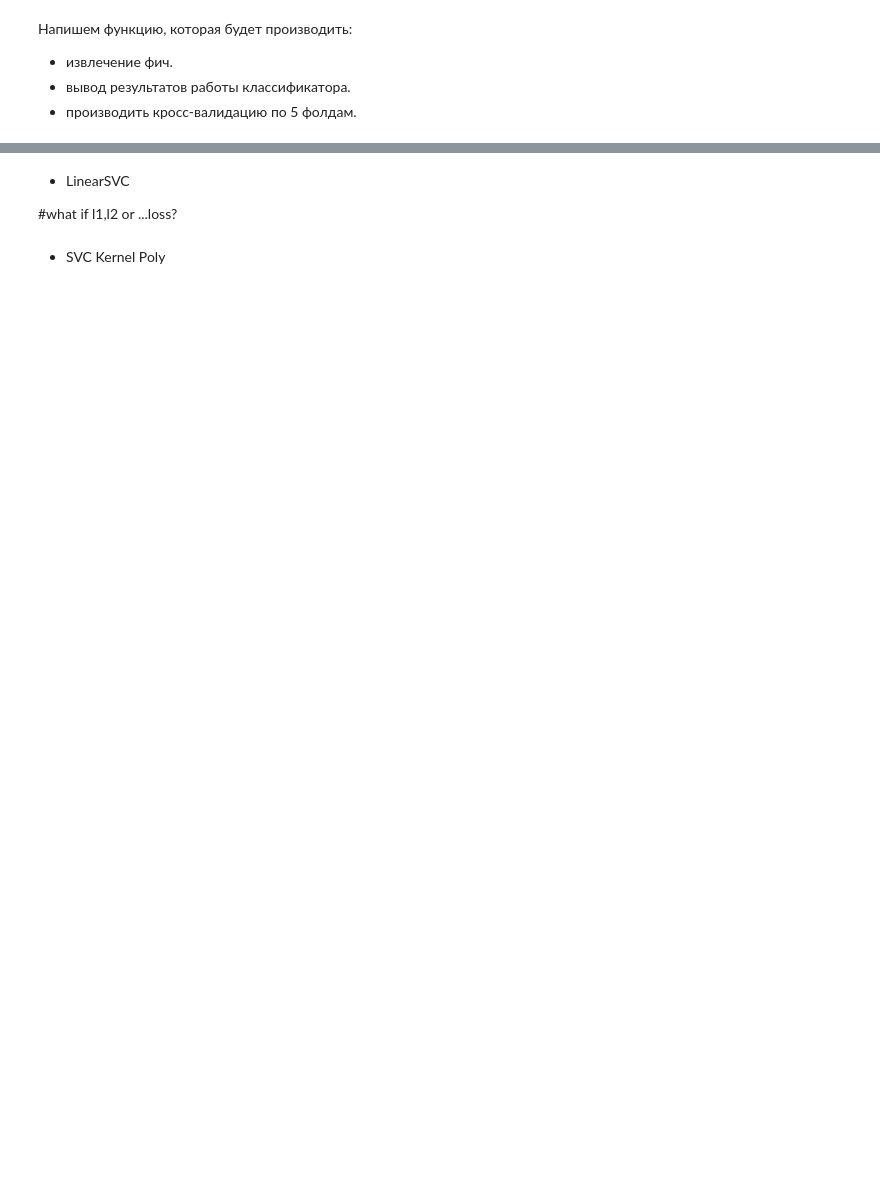
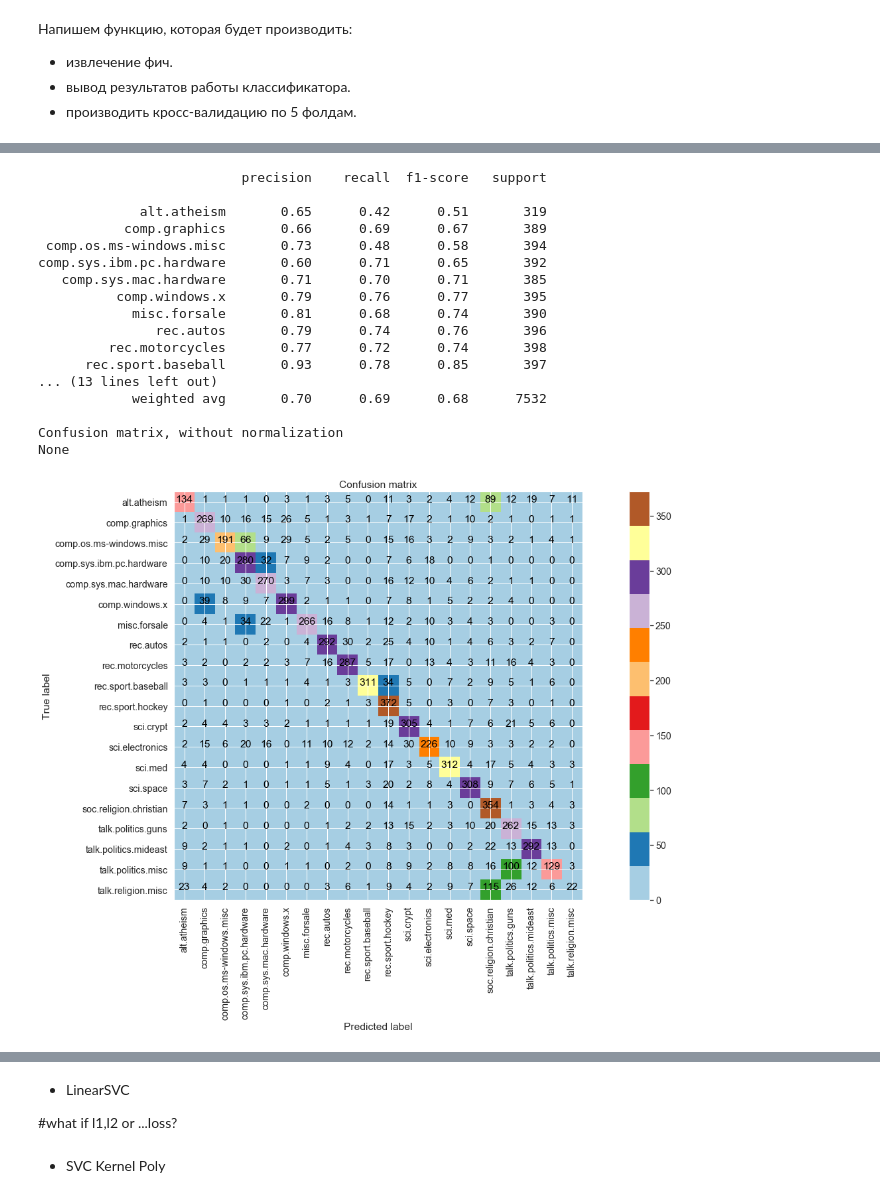
Before and after one commit to Espad/DS_5, a Jupyter notebook: Texts_Classification.ipynb, the cells around one changed output, grey strips where cells are left out. Cells and saved outputs as stored; diff of their text form; code cells hidden in the pictures; blank space fills up the shorter version.

```diff
--- a/Texts_Classification.ipynb
+++ b/Texts_Classification.ipynb
@@ -452,6 +469,40 @@ for alph in tqdm(alphas):
     results_df = results_df.append({'Algorithm':a, 'Train_score':b,'Test_score_cv':c, 'parameters':d},ignore_index=True)
 
     ''';
+# %%
+def plot_confusion_matrix(cm, classes,
+                          normalize=False,
+                          title='Confusion matrix',
+                          cmap=plt.cm.Paired):
+    """
+    This function prints and plots the confusion matrix.
+    Normalization can be applied by setting `normalize=True`.
+    """
+    if normalize:
+        cm = cm.astype('float') / cm.sum(axis=1)[:, np.newaxis]
+        print("Normalized confusion matrix")
+    else:
+        print('Confusion matrix, without normalization')
+
+    #print(cm)
+    plt.figure(figsize=(20,12))
+    plt.imshow(cm, interpolation='nearest', cmap=cmap)
+    plt.title(title)
+    plt.colorbar()
+    tick_marks = np.arange(len(classes))
+    plt.xticks(tick_marks, classes, rotation=90)
+    plt.yticks(tick_marks, classes)
+
+    fmt = '.2f' if normalize else 'd'
+    thresh = cm.max() / 2.
+    for i, j in itertools.product(range(cm.shape[0]), range(cm.shape[1])):
+        plt.text(j, i, format(cm[i, j], fmt),
+                 horizontalalignment="center",
+                 color="black" if cm[i, j] > thresh else "black")
+
+    plt.ylabel('True label')
+    plt.xlabel('Predicted label')
+    plt.tight_layout()
 # %%
 #simple variant
 def classify_and_score(classifier, X_train, X_test, y_train, y_test):
@@ -466,5 +517,5 @@ def classify_and_score(classifier, X_train, X_test, y_train, y_test):
     pred_test = clf.predict(X_test)
     f1_test = f1_score(y_test, pred_test, average='micro')
 
-    return f1_train, f1_test
+    return f1_train, f1_test, clf
 # %% [markdown]
@@ -542,3 +557,31 @@ comp.sys.ibm.pc.hardware       0.59      0.70      0.64       590
+# %%
+_,_,clf =  classify_and_score(MultinomialNB(alpha = 0.025), vectorised_train_documents,
+                                        vectorised_test_documents, y_train, y_test)
+
+pred_test = clf.predict(vectorised_test_documents)
+print(classification_report(y_test,pred_test,target_names = newsgroups_all.target_names))
+
+cnf_matrix = confusion_matrix(y_test, pred_test)
+print(plot_confusion_matrix(cnf_matrix, classes = newsgroups_all.target_names))
+# %% [output]
+                          precision    recall  f1-score   support
+
+             alt.atheism       0.65      0.42      0.51       319
+           comp.graphics       0.66      0.69      0.67       389
+ comp.os.ms-windows.misc       0.73      0.48      0.58       394
+comp.sys.ibm.pc.hardware       0.60      0.71      0.65       392
+   comp.sys.mac.hardware       0.71      0.70      0.71       385
+          comp.windows.x       0.79      0.76      0.77       395
+            misc.forsale       0.81      0.68      0.74       390
+               rec.autos       0.79      0.74      0.76       396
+         rec.motorcycles       0.77      0.72      0.74       398
+      rec.sport.baseball       0.93      0.78      0.85       397
+... (13 lines left out)
+            weighted avg       0.70      0.69      0.68      7532
+
+Confusion matrix, without normalization
+None
+[figure, added]
 # %%
 def show_most_informative_features(vectorizer, clf, n=20):
     feature_names = vectorizer.get_feature_names()
```
Also changed, not shown: parts of 33 cells of this notebook.
